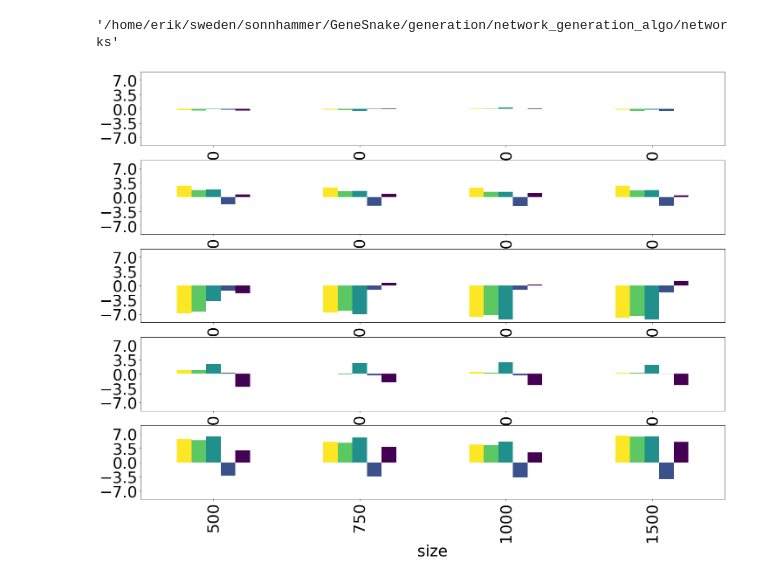
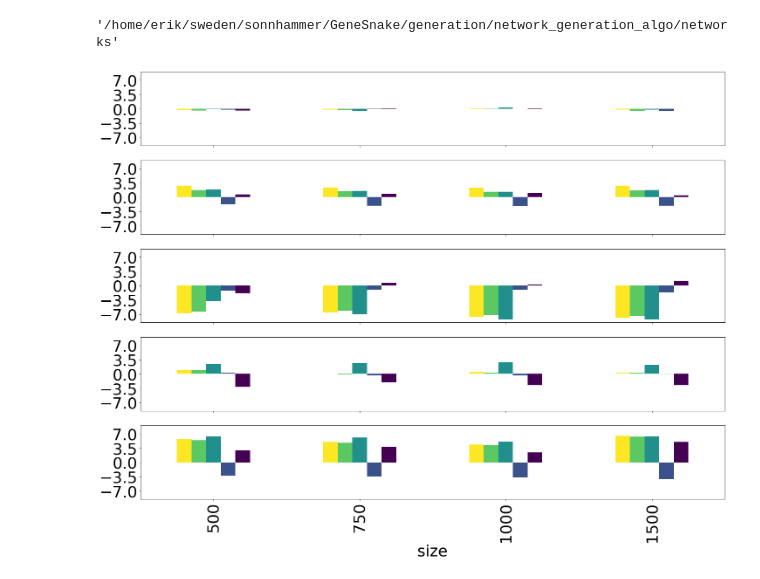
Before and after one commit to zhivkoplias/network_generation_algo, a Jupyter notebook: snippets/figure5B.ipynb, the cells around one changed output. Saved outputs shown, nothing was run; the diff lists cells and outputs as text; code cells hidden in the pictures.

```diff
--- a/snippets/figure5B.ipynb
+++ b/snippets/figure5B.ipynb
@@ -524,31 +524,39 @@ fig.tight_layout()
 plot_style = 'viridis_r'
 ticks = [-7,-3.5,0,3.5,7]
 lim = (-9,9)
 zscore_stats_df[zscore_stats_df['label']=='randg'].groupby(["motif", "size"]).agg(np.mean).unstack(0).\
     plot(kind = "bar", y = "z-score", legend = False,\
          ax=ax1, cmap=plot_style, figsize = (24,18), ylim=lim, yticks=ticks)
 
 zscore_stats_df[zscore_stats_df['label']=='dag'].groupby(["motif", "size"]).agg(np.mean).unstack(0).\
     plot(kind = "bar", y = "z-score", legend = False,\
          ax=ax2, cmap=plot_style, figsize = (24,18), ylim=lim, yticks=ticks)
 
 zscore_stats_df[zscore_stats_df['label']=='gnw'].groupby(["motif", "size"]).agg(np.mean).unstack(0).\
     plot(kind = "bar", y = "z-score", legend = False,\
          ax=ax3, cmap=plot_style, figsize = (24,18), ylim=lim, yticks=ticks)
 
 zscore_stats_df[zscore_stats_df['label']=='networkx'].groupby(["motif", "size"]).agg(np.mean).unstack(0).\
     plot(kind = "bar", y = "z-score", legend = False,\
          ax=ax4, cmap=plot_style, figsize = (24,18), ylim=lim, yticks=ticks)
 
 zscore_stats_df[zscore_stats_df['label']=='fflatt'].groupby(["motif", "size"]).agg(np.mean).unstack(0).\
     plot(kind = "bar", y = "z-score", legend = False,\
          ax=ax5, cmap=plot_style, figsize = (24,18), ylim=lim, yticks=ticks)
 
+ax1.set_xticklabels([])
+ax1.set_xlabel('')
+ax2.set_xticklabels([])
+ax2.set_xlabel('')
+ax3.set_xticklabels([])
+ax3.set_xlabel('')
+ax4.set_xticklabels([])
+ax4.set_xlabel('')
 
 #fig.legend(["cascades", "downlinks", "uplinks", "cycles", "FFLs"], loc="center")
 
 #os.chdir('../results/figures')
 plt.savefig("figure5B.svg")
 plt.savefig("figure5B.png")
 # %% [output]
-[figure, old version]
+[figure, new version]
```
Also changed, not shown: parts of 1 cell of this notebook, 4 other files.
